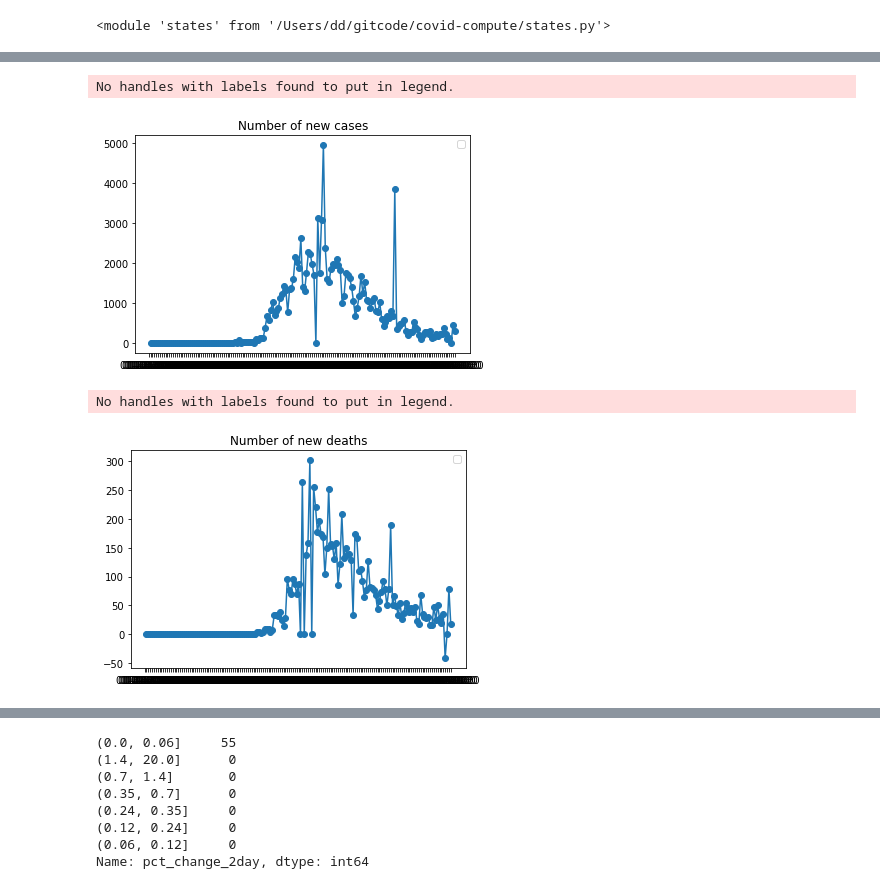
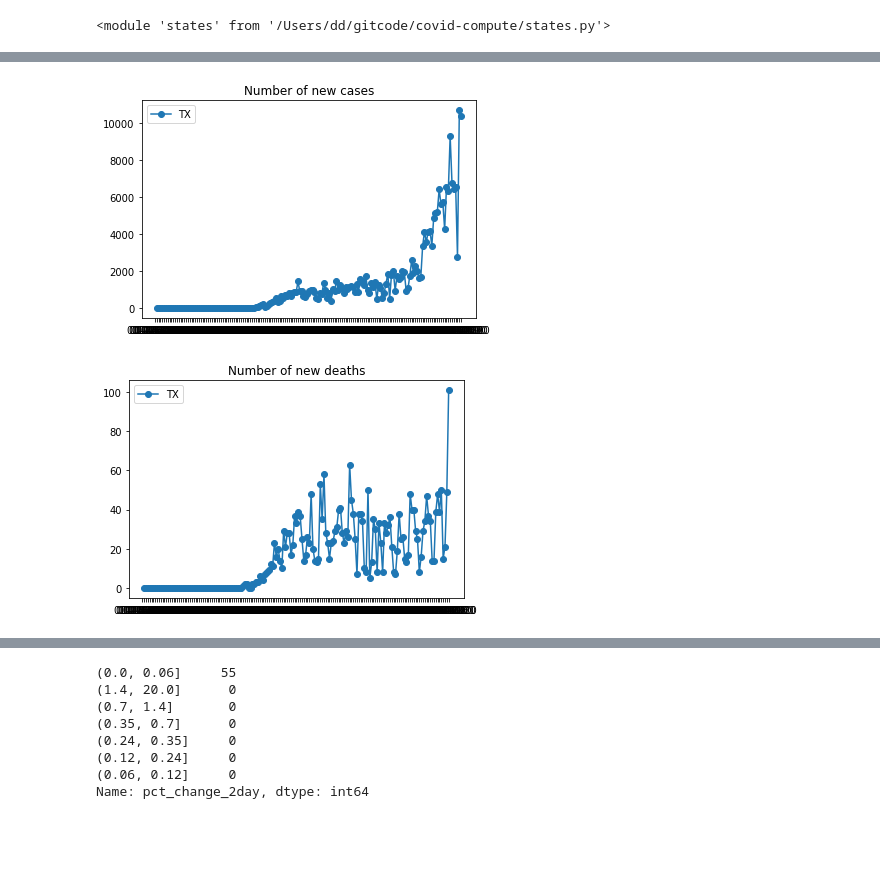
Before and after one commit to nearwalden/covid-compute, a Jupyter notebook: testing2.ipynb, the cells around one changed output, grey strips where cells are left out. Cells and saved outputs as stored; diff of their text form; code cells hidden in the pictures; blank space fills up the shorter version.

```diff
--- a/testing2.ipynb
+++ b/testing2.ipynb
@@ -21,4 +21,4 @@ importlib.reload(states)
 # %% [output]
 <module 'states' from '/Users/dd/gitcode/covid-compute/states.py'>
 # %%
-d = datetime.date(2020, 7, 3)
+d = datetime.date(2020, 7, 7)
@@ -38,10 +34,8 @@ No handles with labels found to put in legend.
 # %%
-cd.plot_state ('MA')
+cd.plot_state ('TX')
 # %% [output]
-No handles with labels found to put in legend.
-[figure, old version]
+[figure, new version]
-No handles with labels found to put in legend.
-[figure, old version]
+[figure, new version]
 # %%
 cd.plot_state ('US')
 # %% [output]
```
Also changed, not shown: parts of 6 cells of this notebook, 8 other files.
